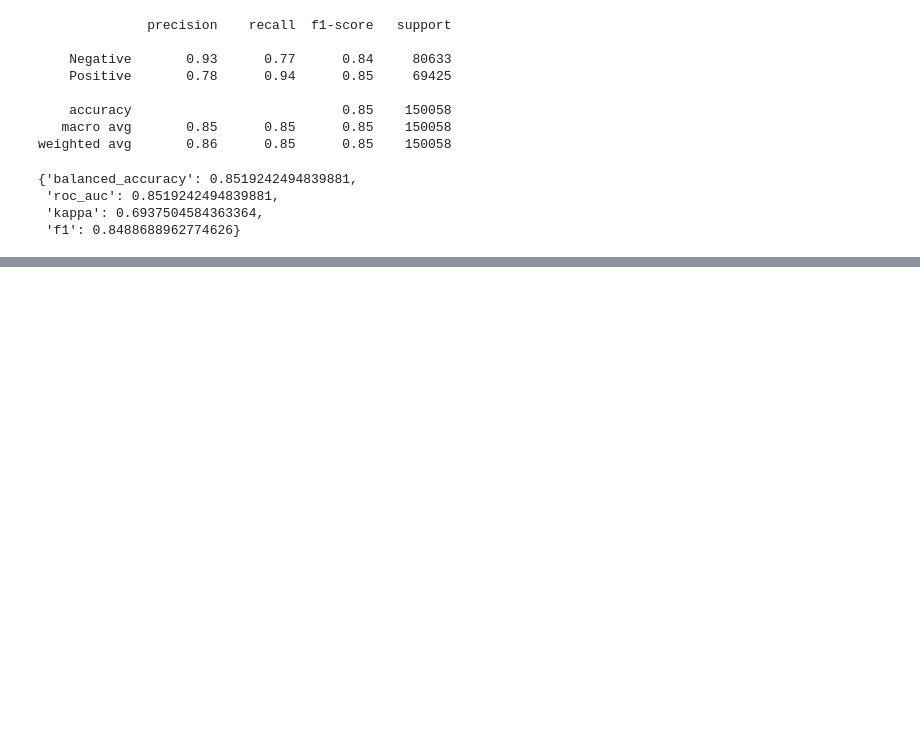
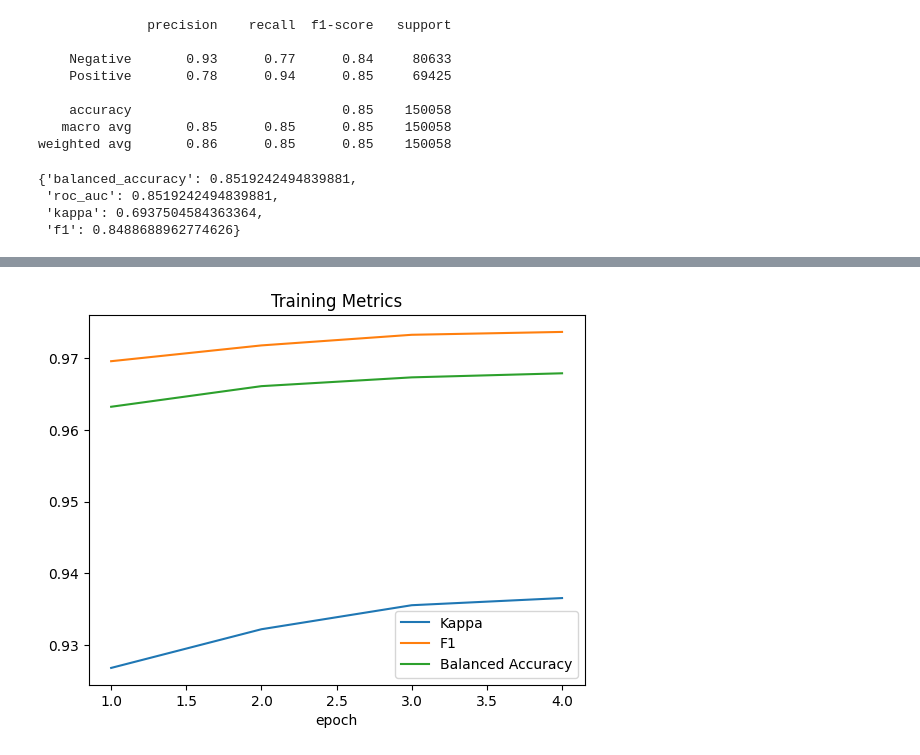
Before and after one commit to shilongdai/Analysis, a Jupyter notebook: YelpSentiment/YelpSentimentLORA.ipynb, the cells around one changed output, grey strips where cells are left out. Cells and saved outputs as stored; diff of their text form; code cells hidden in the pictures; blank space fills up the shorter version.

```diff
--- a/YelpSentiment/YelpSentimentLORA.ipynb
+++ b/YelpSentiment/YelpSentimentLORA.ipynb
@@ -260,0 +389,4 @@ compute_accuracy([yelp_test["predicted_scores"], yelp_test["label"]])
+# %%
+plot_eval(trainer)
+# %% [output]
+[figure, added]
```
Also changed, not shown: parts of 14 cells of this notebook, 1 other file.
